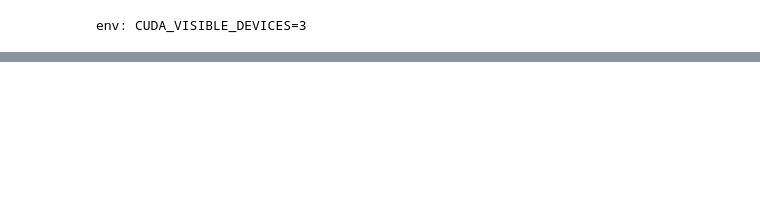
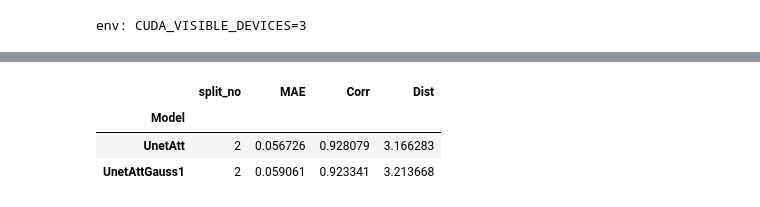
Before and after one commit to sadaqatali2027/SeismicPro-1, a Jupyter notebook: models/Ground-roll_attenuation/Attention_iss3/compare_unetatt_sigm_gauss.ipynb, the cells around one changed output, grey strips where cells are left out. Saved outputs shown, nothing was run; the diff lists cells and outputs as text; code cells hidden in the pictures; blank space fills up the shorter version.

```diff
--- a/models/Ground-roll_attenuation/Attention_iss3/compare_unetatt_sigm_gauss.ipynb
+++ b/models/Ground-roll_attenuation/Attention_iss3/compare_unetatt_sigm_gauss.ipynb
@@ -210,7 +210,7 @@ def eval_dist(batch, *args):
     return dist
 
 def _test(path_lift, model_out, fi):
-    m_index = (FieldIndex(name='ml', path=model_out)
+    m_index = (FieldIndex(name='ml', path=model_out, extra_headers=['offset'])
                .merge(FieldIndex(name='lift', path=path_lift)))
 
     dset = SeismicDataset(m_index)
@@ -218,6 +218,7 @@ def _test(path_lift, model_out, fi):
                  .init_variable('mt', default=[])
                  .init_variable('dist', default=[])
                  .load(components=('ml', 'lift'), fmt='segy', tslice=np.arange(3000))
+                 .sort_traces(src=('ml', 'lift'), dst=('ml', 'lift'), sort_by='offset')
                  .call(eval_mt, save_to=V('mt', mode='a'))
                  .call(eval_dist, save_to=V('dist', mode='a')))
 
@@ -285,0 +329,7 @@ save_res
+# %%
+res.groupby('Model').mean()
+# %% [output]
+|  | split_no | MAE | Corr | Dist |
+| Model |  |  |  |  |
+| UnetAtt | 2 | 0.056726 | 0.928079 | 3.166283 |
+| UnetAttGauss1 | 2 | 0.059061 | 0.923341 | 3.213668 |
```
Also changed, not shown: parts of 4 cells of this notebook.
